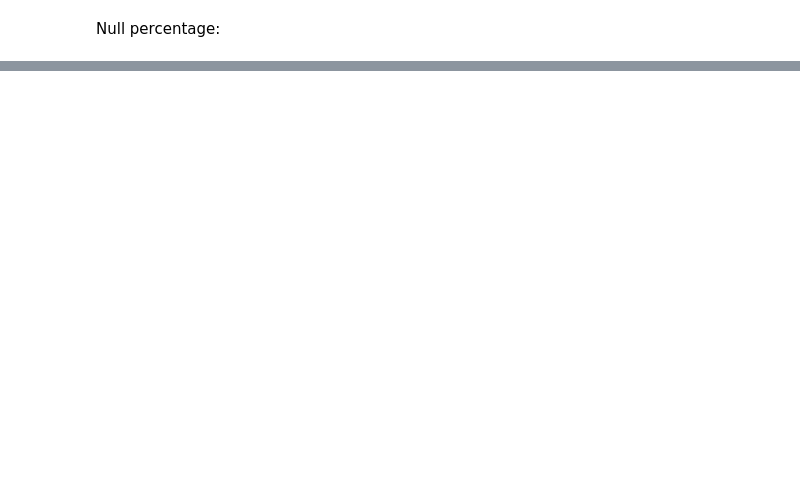
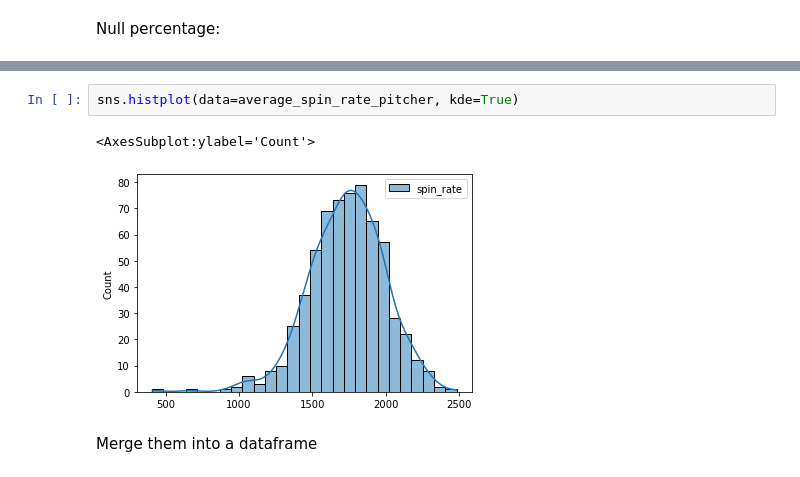
Before and after one commit to Gregcrooks75/Task, a Jupyter notebook: baseballpitch.ipynb, the cells around one changed output, grey strips where cells are left out. Saved outputs shown, nothing was run; the diff lists cells and outputs as text; blank space fills up the shorter version.

```diff
--- a/baseballpitch.ipynb
+++ b/baseballpitch.ipynb
@@ -743,0 +731,7 @@ AttributeError: 'NoneType' object has no attribute 'fillna'
+# %%
+sns.histplot(data=average_spin_rate_pitcher, kde=True)
+# %% [output]
+<AxesSubplot:ylabel='Count'>
+[figure, added]
+# %% [markdown]
+Merge them into a dataframe
```
Also changed, not shown: parts of 301 cells of this notebook.
